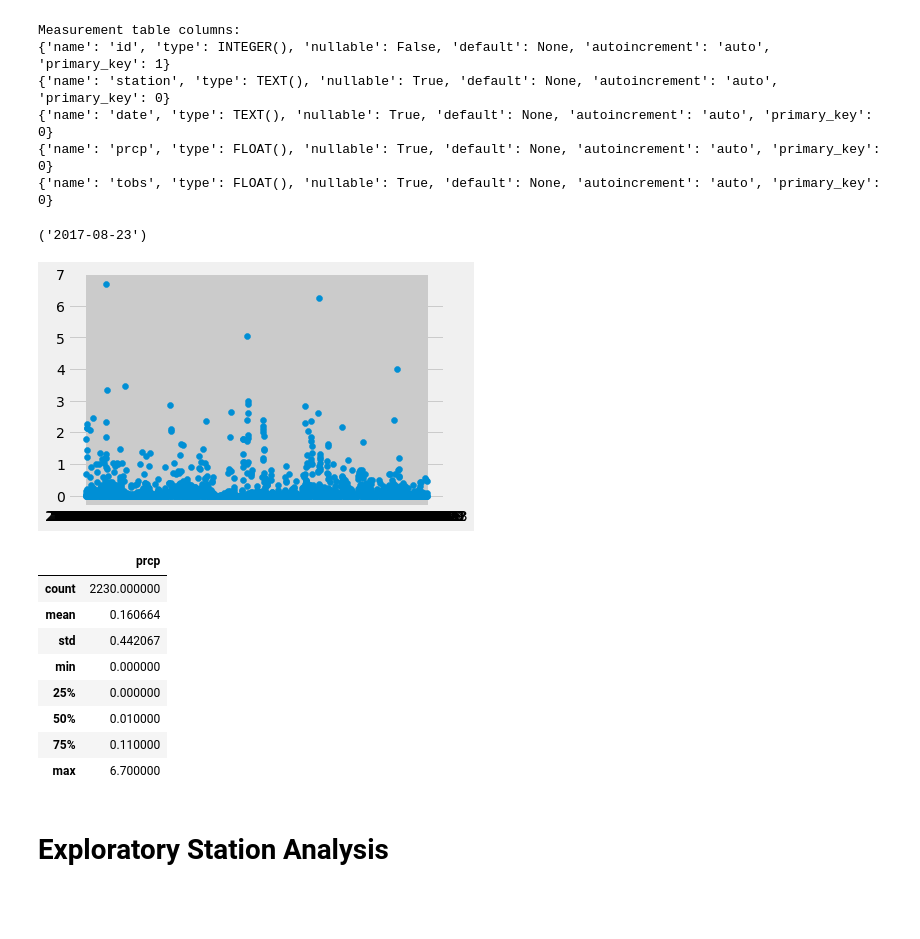
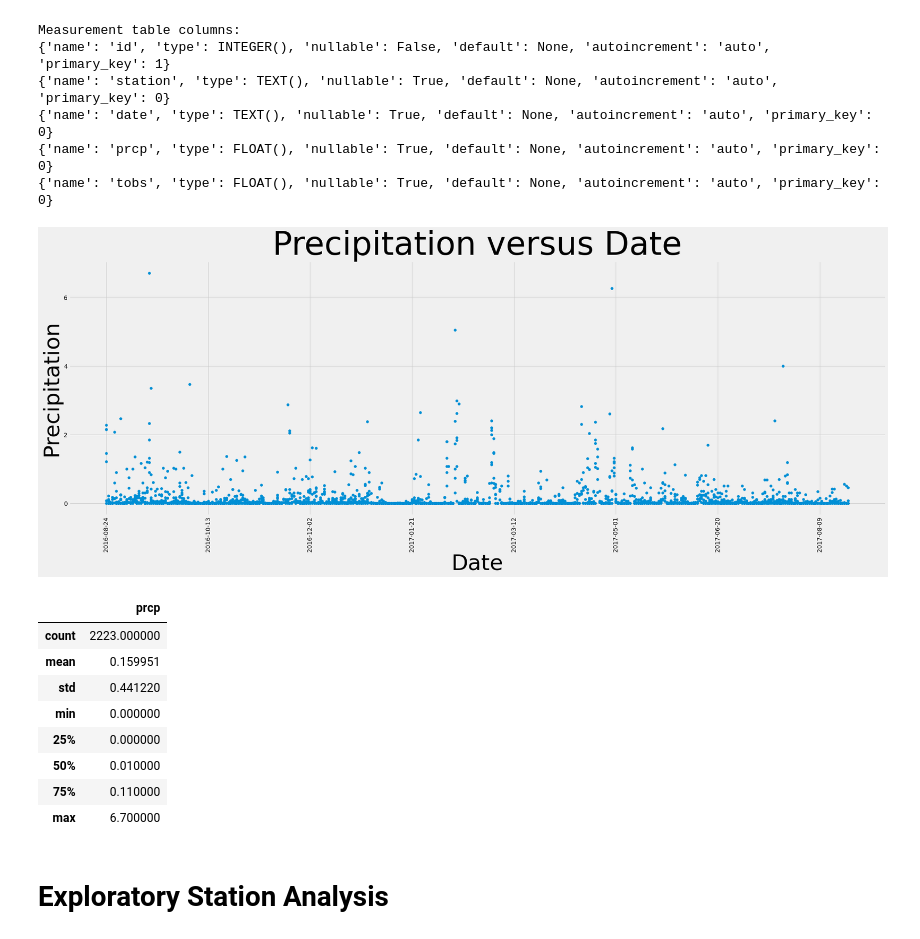
Before and after one commit to johnclos/sqlalchemy-challenge, a Jupyter notebook: climate_starter-mine.ipynb, the cells around one changed output. Cells and saved outputs as stored; diff of their text form; code cells hidden in the pictures; blank space fills up the shorter version.

```diff
--- a/climate_starter-mine.ipynb
+++ b/climate_starter-mine.ipynb
@@ -71,39 +71,47 @@ Measurement table columns:
 {'name': 'date', 'type': TEXT(), 'nullable': True, 'default': None, 'autoincrement': 'auto', 'primary_key': 0}
 {'name': 'prcp', 'type': FLOAT(), 'nullable': True, 'default': None, 'autoincrement': 'auto', 'primary_key': 0}
 {'name': 'tobs', 'type': FLOAT(), 'nullable': True, 'default': None, 'autoincrement': 'auto', 'primary_key': 0}
-# %%
-#session.query(Measurement)
-latest_date = session.query(Measurement.date).order_by(Measurement.date.desc()).first()
-latest_date
-# %% [output]
-('2017-08-23')
 # %%
 # Design a query to retrieve the last 12 months of precipitation data and plot the results.
 # Starting from the most recent data point in the database.
 # Calculate the date one year from the last date in data set.
-latest_date_ref = datetime(2017, 8, 23)
+latest_date = session.query(Measurement.date).order_by(Measurement.date.desc()).first()
+
+Year = int(latest_date[0][0:4])
+Month = int(latest_date[0][5:7])
+Day = int(latest_date[0][8:])
+
+latest_date_ref = datetime(Year, Month, Day)
 latest_date_minus_year = latest_date_ref - timedelta(days = 365)
 
 # Perform a query to retrieve the data and precipitation scores
-latest = session.query(Measurement.date, Measurement.prcp).filter(Measurement.date >= '2016-08-23').order_by(Measurement.date).all()
+# Sort the dataframe by date
+latest = session.query(Measurement.date, Measurement.prcp).filter(Measurement.date >= latest_date_minus_year).order_by(Measurement.date).all()
 
-# Sort the dataframe by date
 latest_df = pd.DataFrame(latest)
 latest_df['prcp'] = latest_df['prcp'].fillna(0)
 
-# Use Pandas Plotting with atplotlib to plot the data
+# Use Pandas Plotting with Matplotlib to plot the data
+plt.figure(figsize = (30,10))
+plt.xticks(rotation='vertical')
+plt.rc('xtick', labelsize=50)
+plt.rc('ytick', labelsize=50)
+plt.xticks(np.arange(0, 2500, step=50))
 plt.scatter(latest_df['date'], latest_df['prcp'])
+plt.title("Precipitation versus Date", fontsize = 75)
+plt.xlabel("Date", fontsize = 50)
+plt.ylabel("Precipitation", fontsize = 50)
 plt.show()
 # %% [output]
-[figure, old version]
+[figure, new version]
 # %%
 # Use Pandas to calcualte the summary statistics for the precipitation data
 latest_df.describe()
 # %% [output]
 |  | prcp |
-| count | 2230.000000 |
-| mean | 0.160664 |
-| std | 0.442067 |
+| count | 2223.000000 |
+| mean | 0.159951 |
+| std | 0.441220 |
 | min | 0.000000 |
 | 25% | 0.000000 |
 | 50% | 0.010000 |
```
Also changed, not shown: parts of 3 cells of this notebook.
